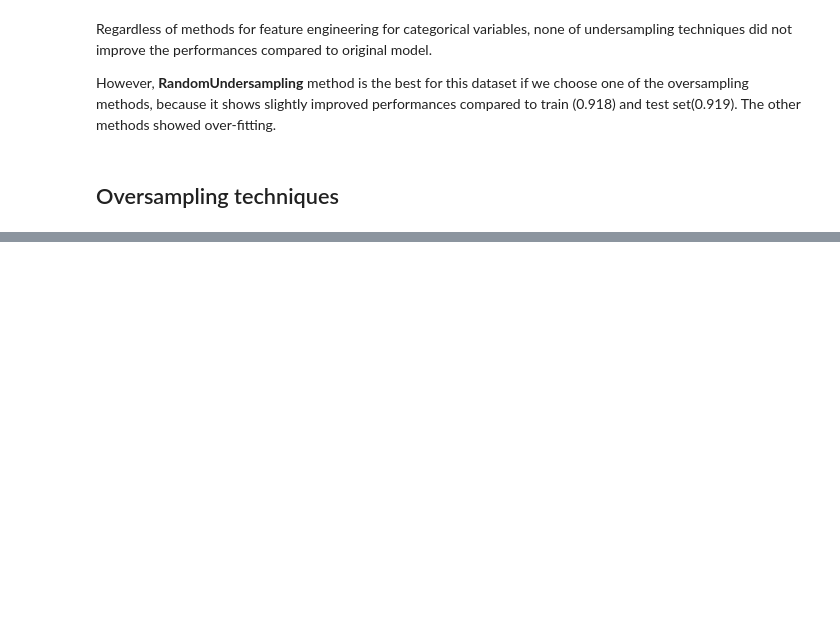
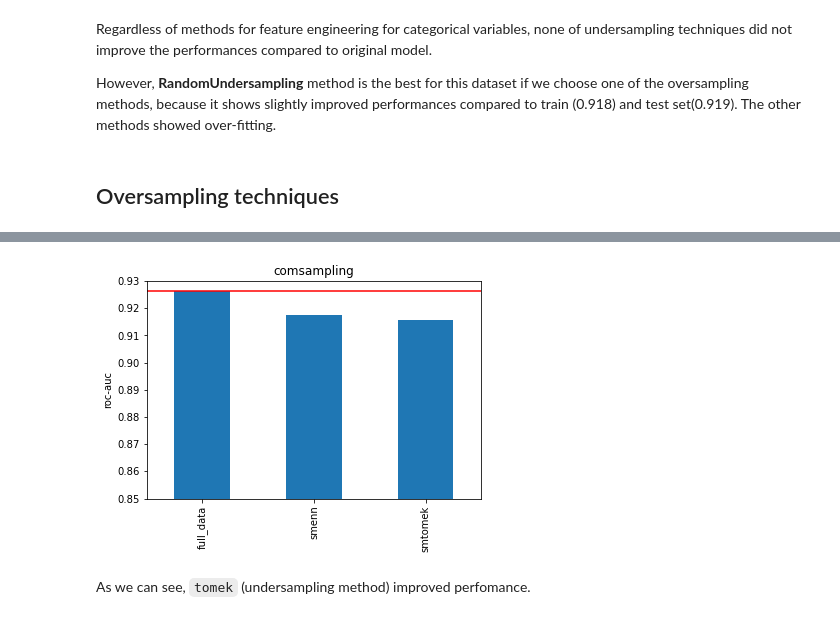
Before and after one commit to zoeyejiseoung/BankMarketing, a Jupyter notebook: Bank_Marketing_BalancingSampling.ipynb, the cells around one changed output, grey strips where cells are left out. Drawn from its saved outputs; the diff is of its cells as text; code cells hidden in the pictures; blank space fills up the shorter version.

```diff
--- a/Bank_Marketing_BalancingSampling.ipynb
+++ b/Bank_Marketing_BalancingSampling.ipynb
@@ -457,0 +958,21 @@ However, __RandomUndersampling__ method is the best for this dataset if we choos
+# %%
+comsampler_dict = {
+
+    'smenn': SMOTEENN(
+        sampling_strategy='auto',
+        random_state=0,
+        smote=SMOTE(sampling_strategy='auto', random_state=0, k_neighbors=5),
+        enn=EditedNearestNeighbours(
+            sampling_strategy='auto', n_neighbors=3, kind_sel='all'),
+        n_jobs=1
+    ),
+
+    'smtomek': SMOTETomek(
+        sampling_strategy='auto',
+        random_state=0,
+        smote=SMOTE(sampling_strategy='auto', random_state=0, k_neighbors=5),
+        tomek=TomekLinks(sampling_strategy='all'),
+        n_jobs=1
+    )
+
+}
@@ -457,0 +1118,7 @@ However, __RandomUndersampling__ method is the best for this dataset if we choos
+# %%
+# over- and under combining sampling with cross validation
+t_comsampling = pd.DataFrame(roc_dict_com)
+t_comsampling = t_comsampling.T
+t_comsampling.columns = ['roc_auc1', 'roc_auc2', 'roc_auc3']
+t_comsampling['sum'] = t_comsampling['roc_auc1'] + t_comsampling['roc_auc2'] + t_comsampling['roc_auc3']
+t_comsampling['mean'] = t_comsampling['sum']/3
@@ -457,0 +1175,11 @@ However, __RandomUndersampling__ method is the best for this dataset if we choos
+# %%
+pd.Series(t_comsampling['mean']).plot.bar()
+plt.title('comsampling')
+plt.axhline(t_comsampling['mean'][0], color='r')
+plt.ylim(0.85, 0.93)
+plt.ylabel('roc-auc')
+plt.show()
+# %% [output]
+[figure, added]
+# %% [markdown]
+As we can see, `tomek` (undersampling method) improved perfomance.
```
Also changed, not shown: parts of 29 cells of this notebook.
